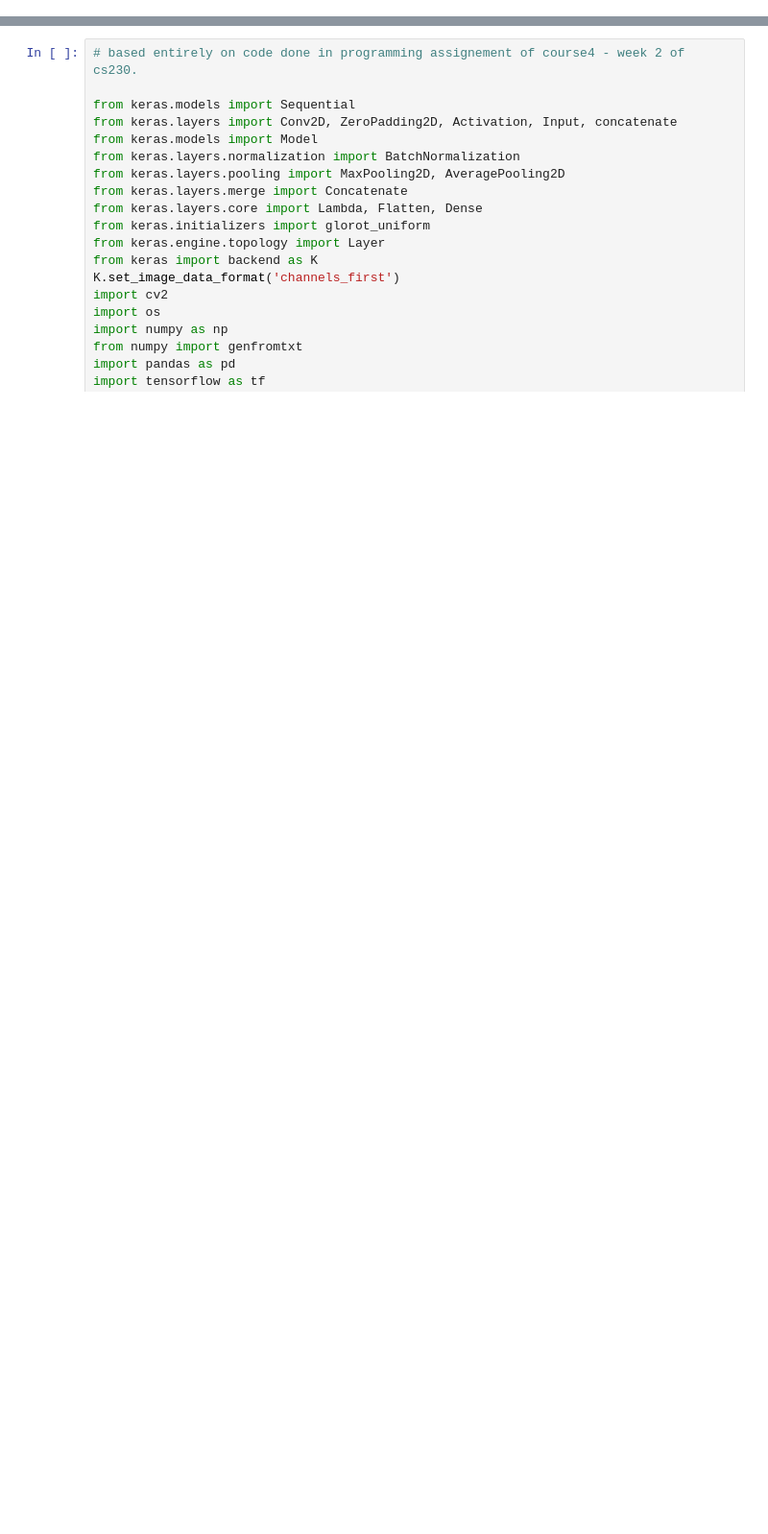
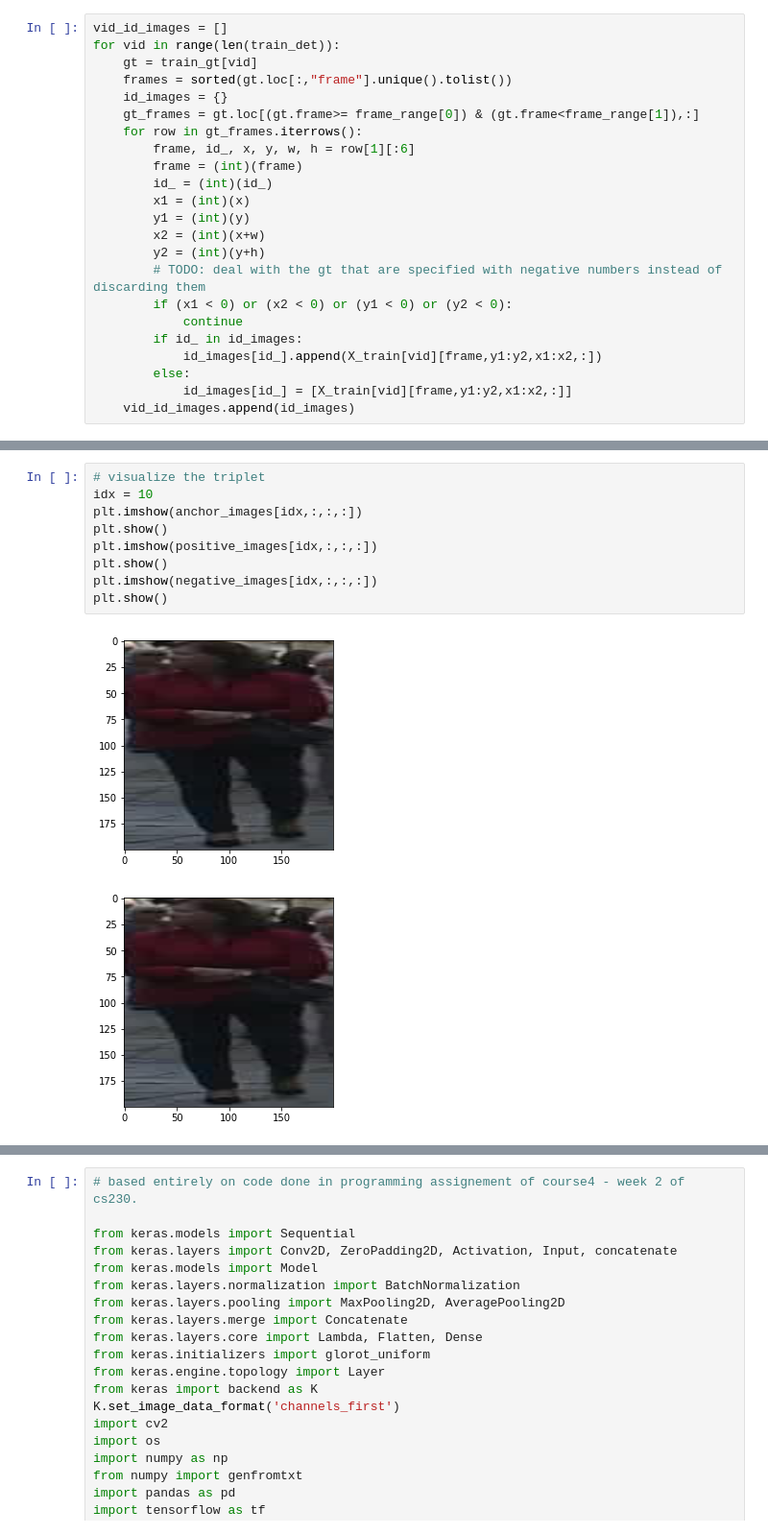
Before and after one commit to ladouceu/cs230-ladouceu, a Jupyter notebook: siamese_network.ipynb, the cells around one changed output, grey strips where cells are left out. Shown at 96% size. Cells and saved outputs as stored; diff of their text form; blank space fills up the shorter version.

Commit message:
Form a first version of the triplet dataset.

```diff
--- a/siamese_network.ipynb
+++ b/siamese_network.ipynb
@@ -0,0 +125,23 @@
+# %%
+vid_id_images = []
+for vid in range(len(train_det)):
+    gt = train_gt[vid]
+    frames = sorted(gt.loc[:,"frame"].unique().tolist())
+    id_images = {}
+    gt_frames = gt.loc[(gt.frame>= frame_range[0]) & (gt.frame<frame_range[1]),:]
+    for row in gt_frames.iterrows():
+        frame, id_, x, y, w, h = row[1][:6]
+        frame = (int)(frame)
+        id_ = (int)(id_)
+        x1 = (int)(x)
+        y1 = (int)(y)
+        x2 = (int)(x+w)
+        y2 = (int)(y+h)
+        # TODO: deal with the gt that are specified with negative numbers instead of discarding them
+        if (x1 < 0) or (x2 < 0) or (y1 < 0) or (y2 < 0):
+            continue
+        if id_ in id_images:
+            id_images[id_].append(X_train[vid][frame,y1:y2,x1:x2,:])
+        else:
+            id_images[id_] = [X_train[vid][frame,y1:y2,x1:x2,:]]
+    vid_id_images.append(id_images)
@@ -0,0 +203,12 @@
+# %%
+# visualize the triplet
+idx = 10
+plt.imshow(anchor_images[idx,:,:,:])
+plt.show()
+plt.imshow(positive_images[idx,:,:,:])
+plt.show()
+plt.imshow(negative_images[idx,:,:,:])
+plt.show()
+# %% [output]
+[figure, added]
+[figure, added]
```
Also changed, not shown: parts of 24 cells of this notebook.
